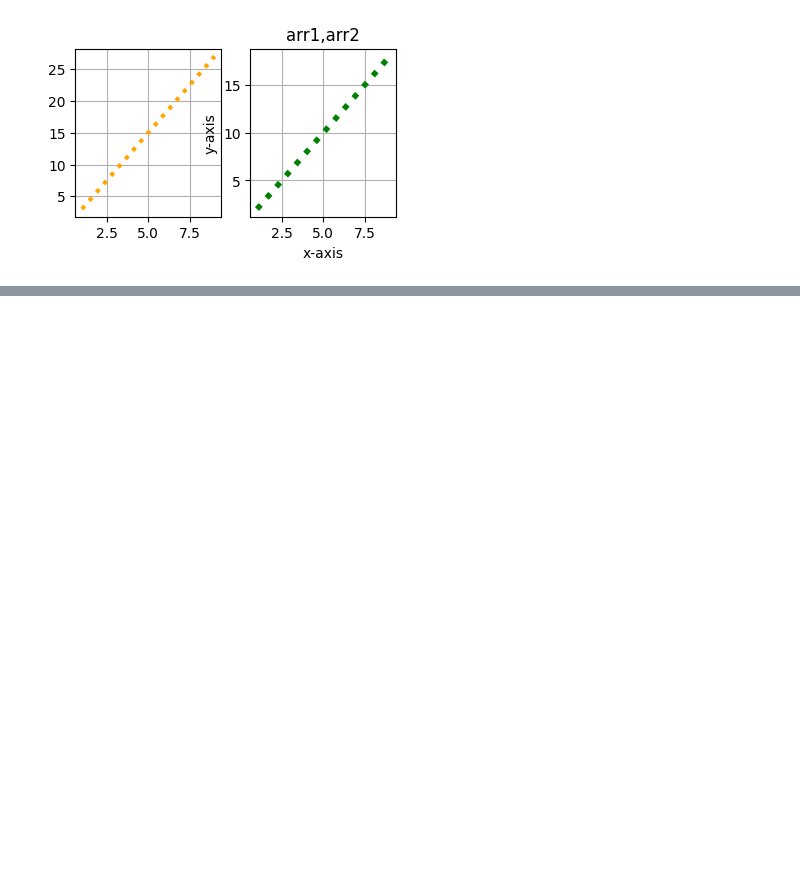
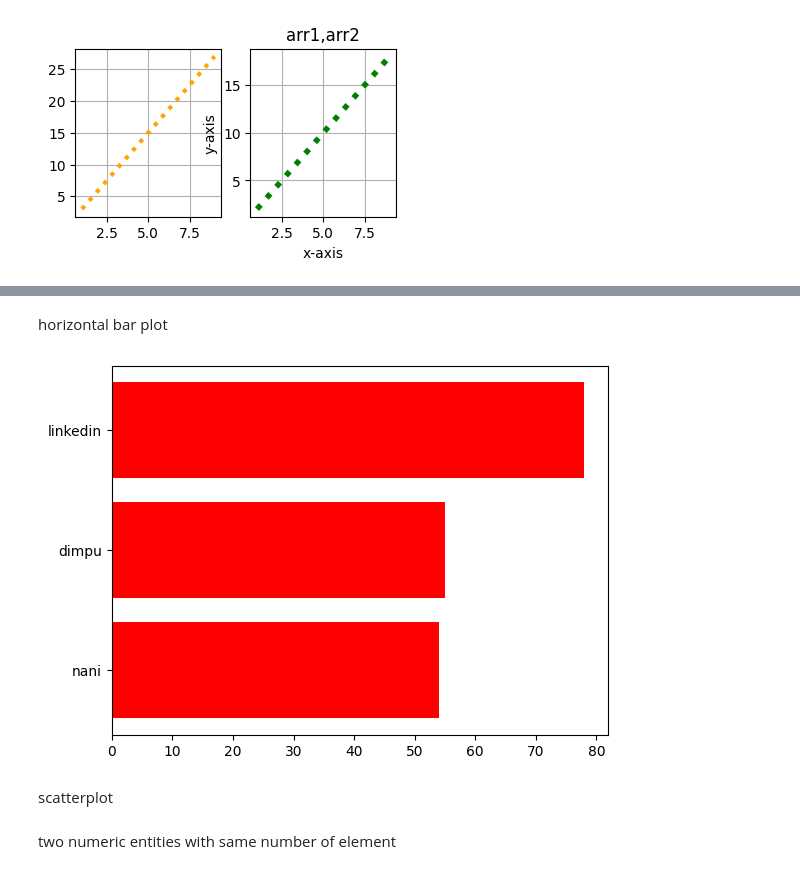
Before and after one commit to rahuloruganti/data-analysis-using-python, a Jupyter notebook: matplotlib/matplotlib_basic.ipynb, the cells around one changed output, grey strips where cells are left out. Cells and saved outputs as stored; diff of their text form; code cells hidden in the pictures; blank space fills up the shorter version.

```diff
--- a/matplotlib/matplotlib_basic.ipynb
+++ b/matplotlib/matplotlib_basic.ipynb
@@ -69,0 +98,11 @@ plt.show()
+# %% [markdown]
+horizontal bar plot
+# %%
+plt.barh(list(k),value,color="red")
+plt.show()
+# %% [output]
+[figure, added]
+# %% [markdown]
+scatterplot
+# %% [markdown]
+two numeric entities with same number of element
```
Also changed, not shown: parts of 24 cells of this notebook, 1 other file.
